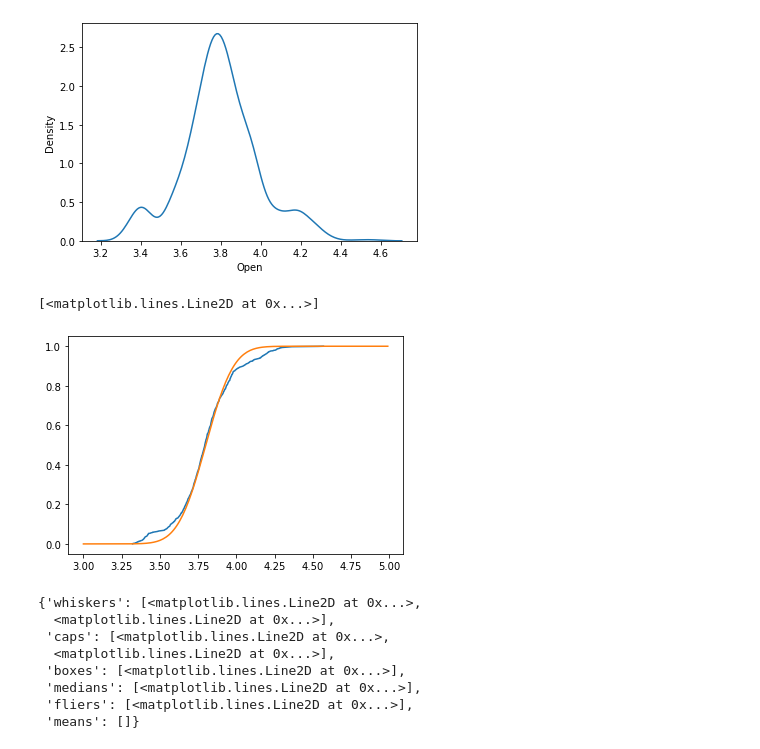
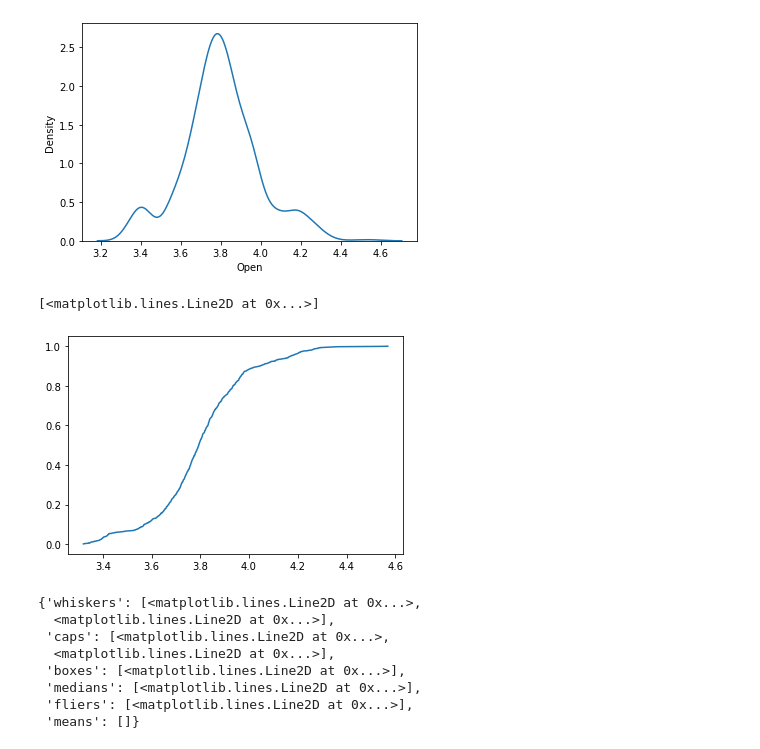
Before and after one commit to klaudynka245/statistics, a Jupyter notebook: projekt.ipynb, the cells around one changed output. Saved outputs shown, nothing was run; the diff lists cells and outputs as text; code cells hidden in the pictures.

```diff
--- a/projekt.ipynb
+++ b/projekt.ipynb
@@ -107,10 +126,10 @@ sns.kdeplot(x)
 # %%
 x_x,x_y = ecdf(x)
 plt.plot(x_x,x_y)
-plt.plot(np.arange(3,5,0.01),norm.cdf(np.arange(3,5,0.01),3.8,1/7))
+#plt.plot(np.arange(3,5,0.01),norm.cdf(np.arange(3,5,0.01),3.8,1/7))
 # %% [output]
 [<matplotlib.lines.Line2D at 0x...>]
-[figure, old version]
+[figure, new version]
 # %%
 plt.boxplot(x)
 # %% [output]
```
Also changed, not shown: parts of 3 cells of this notebook, 5 other files.
